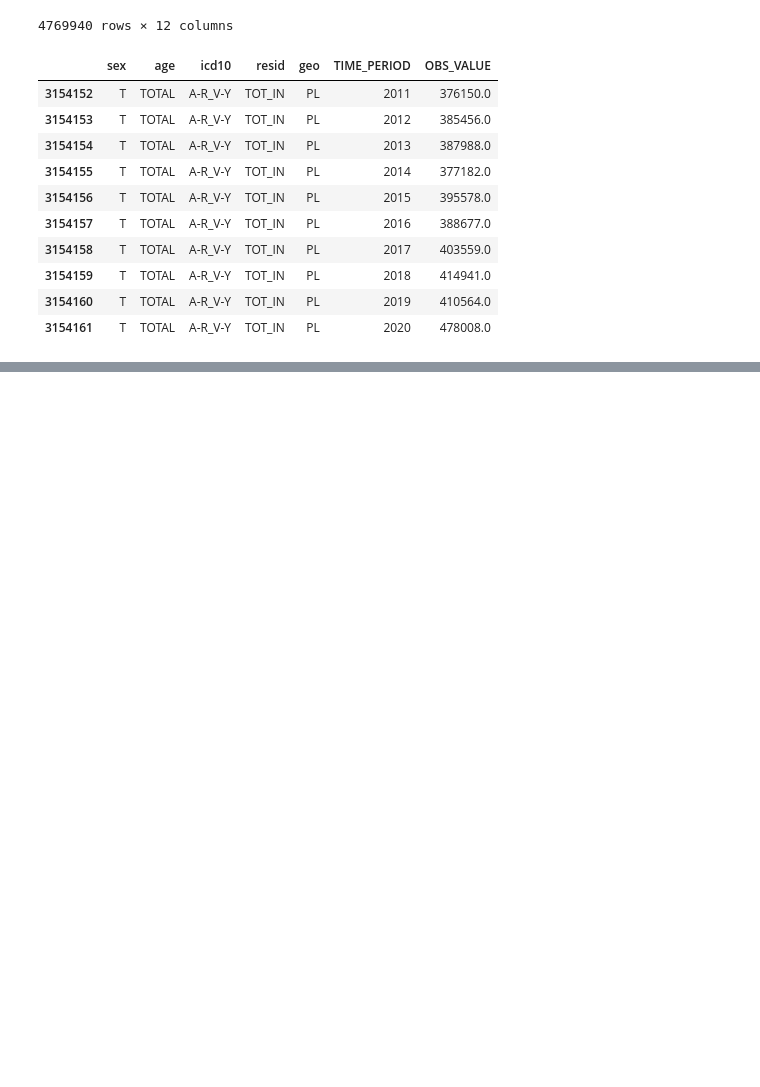
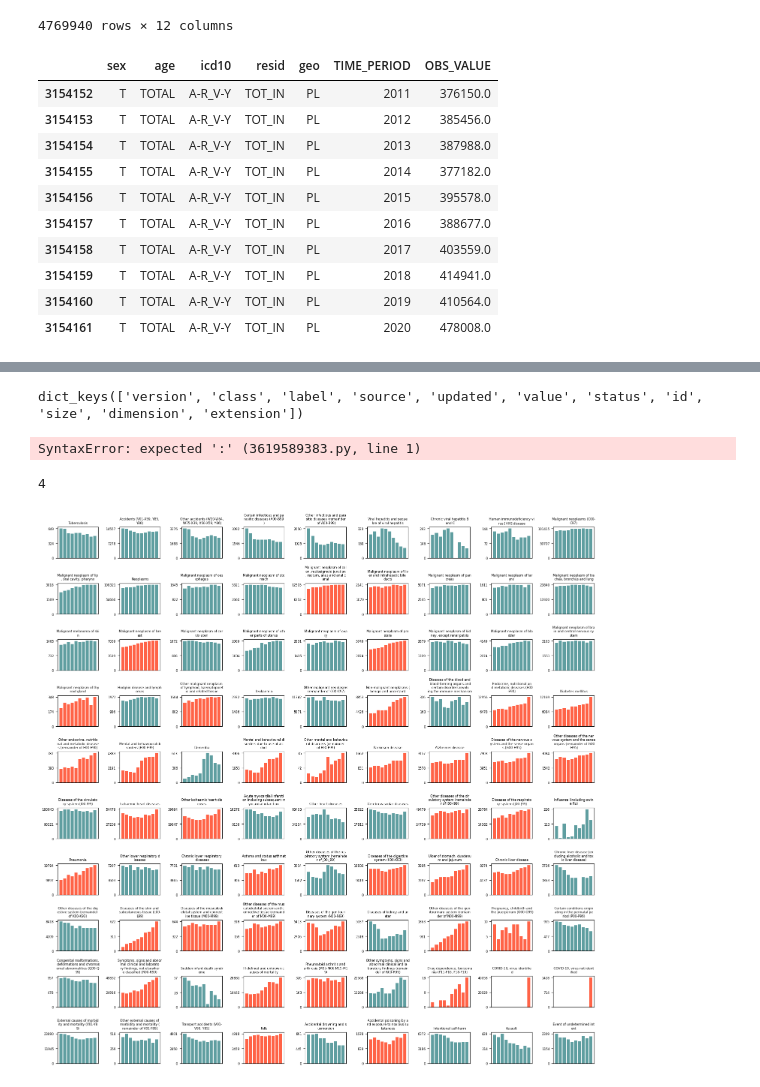
Before and after one commit to ninj4i/kowidowe, a Jupyter notebook: mortality.ipynb, the cells around one changed output, grey strips where cells are left out. Drawn from its saved outputs; the diff is of its cells as text; code cells hidden in the pictures; blank space fills up the shorter version.

```diff
--- a/mortality.ipynb
+++ b/mortality.ipynb
@@ -58,0 +79,4 @@ TypeError: LinearRegression.fit() got an unexpected keyword argument 'x'
+# %%
+for i, j in mortality_data[(mortality_data['resid'] == 'TOT_IN') & (mortality_data['geo'] == 'PL') & (mortality_data['sex'] == 'T') & (mortality_data['age'] == 'TOTAL')].groupby('icd10'):
+    break
+print(j)
@@ -58,0 +95,28 @@ TypeError: LinearRegression.fit() got an unexpected keyword argument 'x'
+# %%
+estat = req.get('https://ec.europa.eu/eurostat/api/dissemination/statistics/1.0/data/hlth_cd_aro')
+estat.json().keys()
+# %% [output]
+dict_keys(['version', 'class', 'label', 'source', 'updated', 'value', 'status', 'id', 'size', 'dimension', 'extension'])
+# %%
+for i, j in estat.json()['dimension']['icd10']['category']['label'].items():
+    print(f'{i=}  {j=}')
+# %% [output]
+SyntaxError: expected ':' (3619589383.py, line 1)
+# %%
+kody_icd10 = estat.json()['dimension']['icd10']['category']['label']
+# %% [output]
+4
+# %%
+mortality_data[(mortality_data['geo'] == 'PL') & (mortality_data['sex'] == 'T')].groupby('icd10')
+
+fig, axs = plt.subplots(10,9, figsize = (15,15), tight_layout = False, sharex = True)
+for i, (icd10, grupa) in enumerate(mortality_data[(mortality_data['resid'] == 'TOT_IN') & (mortality_data['geo'] == 'PL') & (mortality_data['sex'] == 'T') & (mortality_data['age'] == 'TOTAL') & (mortality_data['icd10'] != 'A-R_V-Y')].groupby('icd10')):
+    #print(f"  {i=}   { icd10=  }  {pl=}")
+    kulior = 'tomato' if grupa.iloc[-1,-1] == grupa['OBS_VALUE'].max() else 'cadetblue'
+    #print(f'axes[{i//9, i % 9}]  kolor {kulior}   {grupa.iloc[-1,-1]}')
+    axs[i//9, i % 9].bar(x=grupa['TIME_PERIOD'], width = 0.8, height = grupa.loc[:,'OBS_VALUE'], color = kulior)
+    axs[i//9, i % 9].set_title('\n'.join([kody_icd10[icd10][x*25:(x+1)*25] for x in range(0,len(kody_icd10[icd10])//25+1)]), fontsize = 6)
+    axs[i//9, i % 9].set_xticks([])
+    axs[i//9, i % 9].set_yticks([int(x/2*grupa['OBS_VALUE'].max()) for x in range(0,3)], labels = [str(int(x/2*grupa['OBS_VALUE'].max())) for x in range(0,3)], size = 6)
+# %% [output]
+[figure, added]
```
Also changed, not shown: parts of 7 cells of this notebook.
